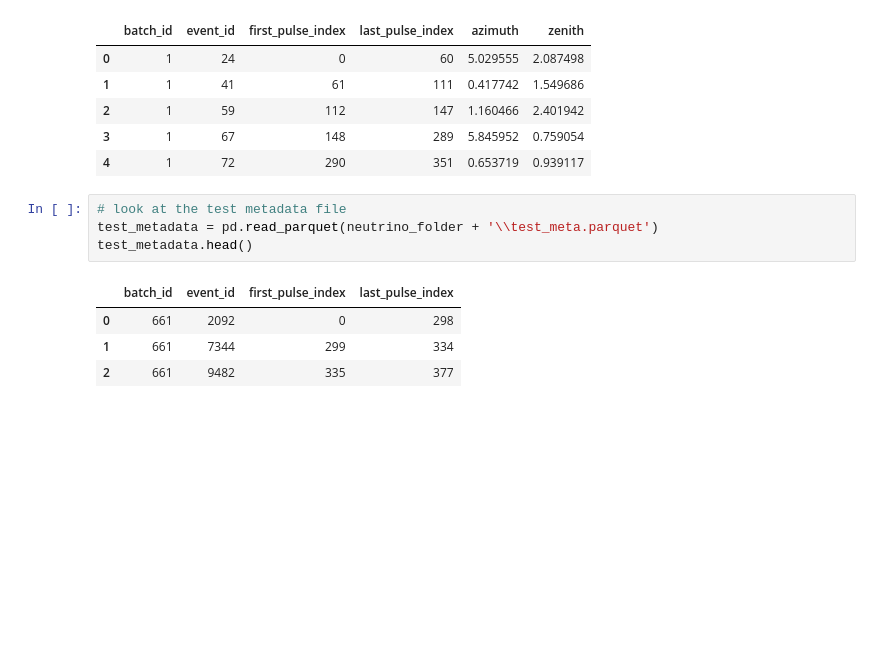
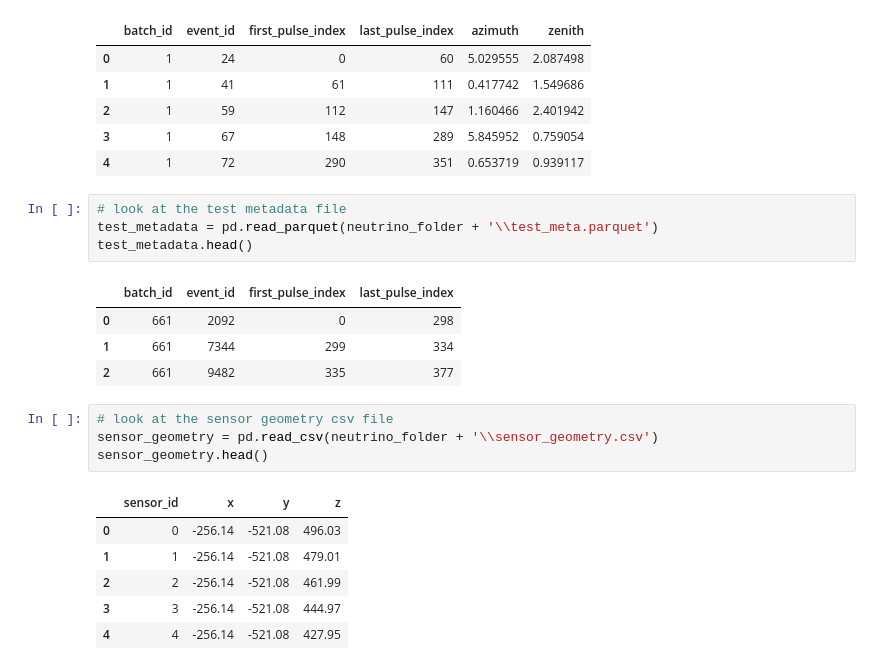
Before and after one commit to iandrorak/Neutrinos-in-Deep-Ice, a Jupyter notebook: base.ipynb, the cells around one changed output. Cells and saved outputs as stored; diff of their text form; blank space fills up the shorter version.

```diff
--- a/base.ipynb
+++ b/base.ipynb
@@ -95,3 +95,14 @@ test_metadata.head()
 | 0 | 661 | 2092 | 0 | 298 |
 | 1 | 661 | 7344 | 299 | 334 |
 | 2 | 661 | 9482 | 335 | 377 |
+# %%
+# look at the sensor geometry csv file
+sensor_geometry = pd.read_csv(neutrino_folder + '\\sensor_geometry.csv')
+sensor_geometry.head()
+# %% [output]
+|  | sensor_id | x | y | z |
+| 0 | 0 | -256.14 | -521.08 | 496.03 |
+| 1 | 1 | -256.14 | -521.08 | 479.01 |
+| 2 | 2 | -256.14 | -521.08 | 461.99 |
+| 3 | 3 | -256.14 | -521.08 | 444.97 |
+| 4 | 4 | -256.14 | -521.08 | 427.95 |
```
Also changed, not shown: parts of 3 cells of this notebook.
